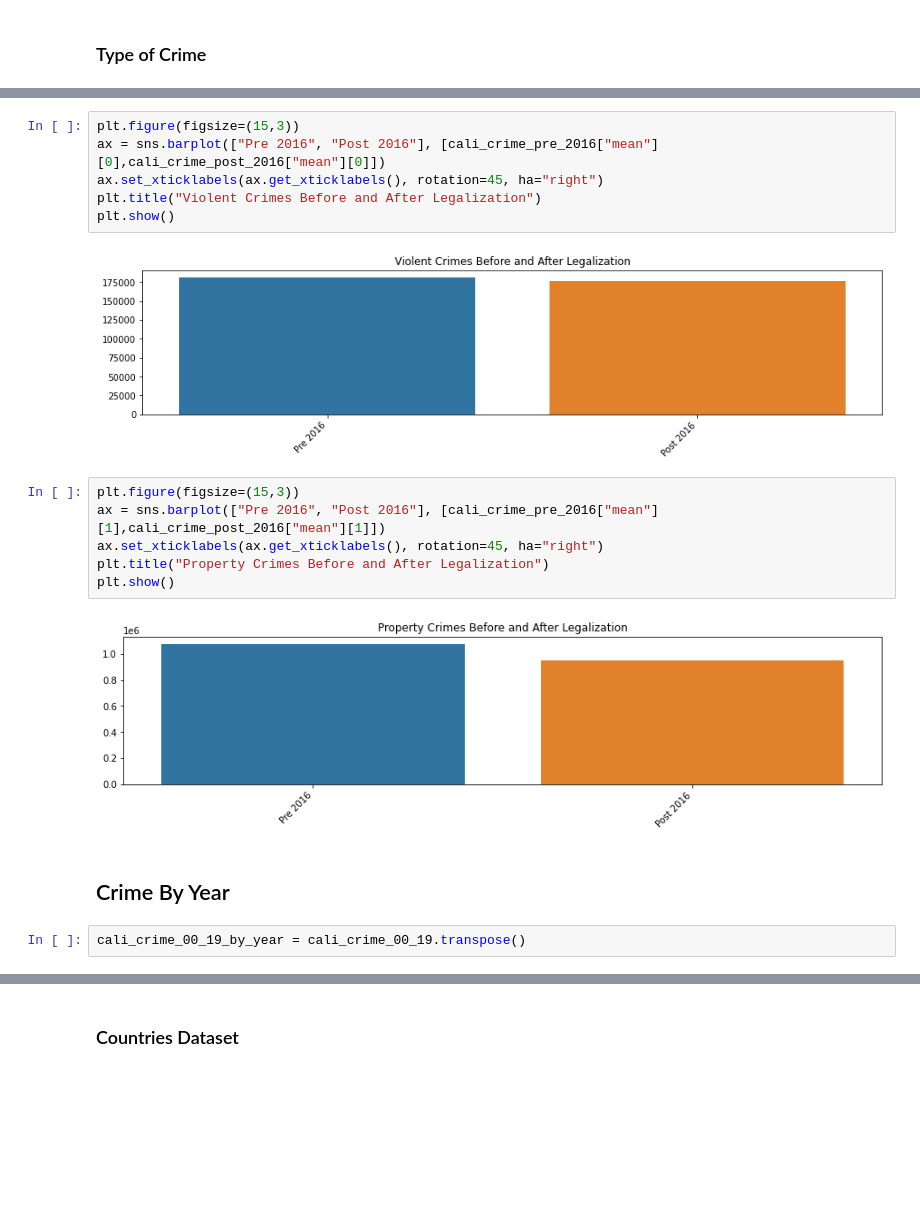
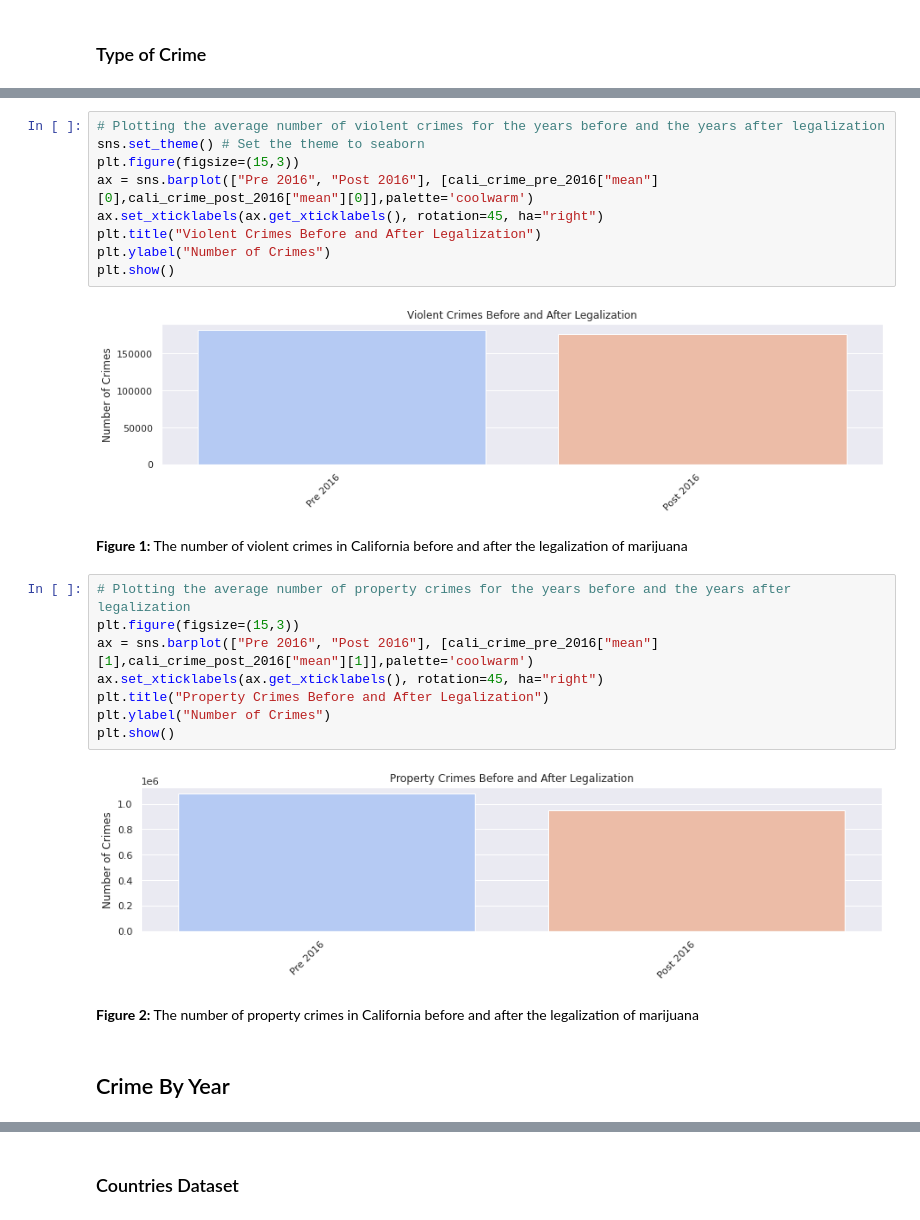
Before and after one commit to frendogr/CMSE202_Project, a Jupyter notebook: Semester_Project.ipynb, the cells around one changed output, grey strips where cells are left out. Cells and saved outputs as stored; diff of their text form; blank space fills up the shorter version.

```diff
--- a/Semester_Project.ipynb
+++ b/Semester_Project.ipynb
@@ -180,20 +189,27 @@ cali_crime_post_2016
 # %%
+# Plotting the average number of violent crimes for the years before and the years after legalization
+sns.set_theme() # Set the theme to seaborn
 plt.figure(figsize=(15,3))
-ax = sns.barplot(["Pre 2016", "Post 2016"], [cali_crime_pre_2016["mean"][0],cali_crime_post_2016["mean"][0]])
+ax = sns.barplot(["Pre 2016", "Post 2016"], [cali_crime_pre_2016["mean"][0],cali_crime_post_2016["mean"][0]],palette='coolwarm')
 ax.set_xticklabels(ax.get_xticklabels(), rotation=45, ha="right")
 plt.title("Violent Crimes Before and After Legalization")
+plt.ylabel("Number of Crimes")
 plt.show()
 # %% [output]
-[figure, old version]
+[figure, new version]
+# %% [markdown]
+**Figure 1:** The number of violent crimes in California before and after the legalization of marijuana
 # %%
+# Plotting the average number of property crimes for the years before and the years after legalization
 plt.figure(figsize=(15,3))
-ax = sns.barplot(["Pre 2016", "Post 2016"], [cali_crime_pre_2016["mean"][1],cali_crime_post_2016["mean"][1]])
+ax = sns.barplot(["Pre 2016", "Post 2016"], [cali_crime_pre_2016["mean"][1],cali_crime_post_2016["mean"][1]],palette='coolwarm')
 ax.set_xticklabels(ax.get_xticklabels(), rotation=45, ha="right")
 plt.title("Property Crimes Before and After Legalization")
+plt.ylabel("Number of Crimes")
 plt.show()
 # %% [output]
-[figure, old version]
+[figure, new version]
+# %% [markdown]
+**Figure 2:** The number of property crimes in California before and after the legalization of marijuana
 # %% [markdown]
 ## Crime By Year
-# %%
-cali_crime_00_19_by_year = cali_crime_00_19.transpose()
```
Also changed, not shown: parts of 66 cells of this notebook.
